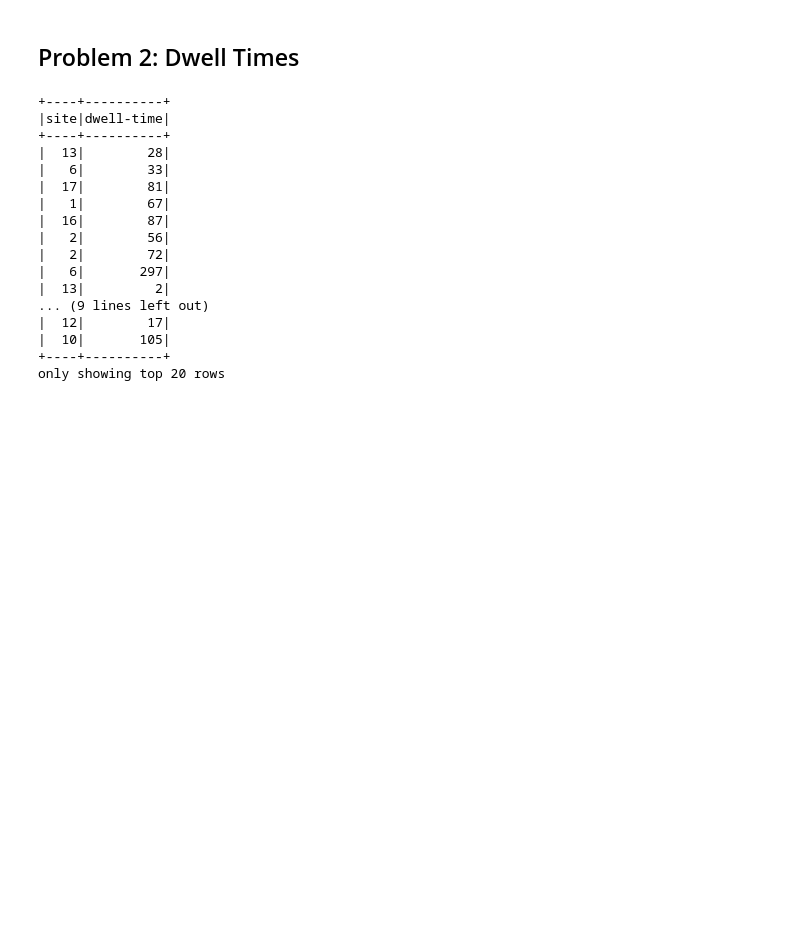
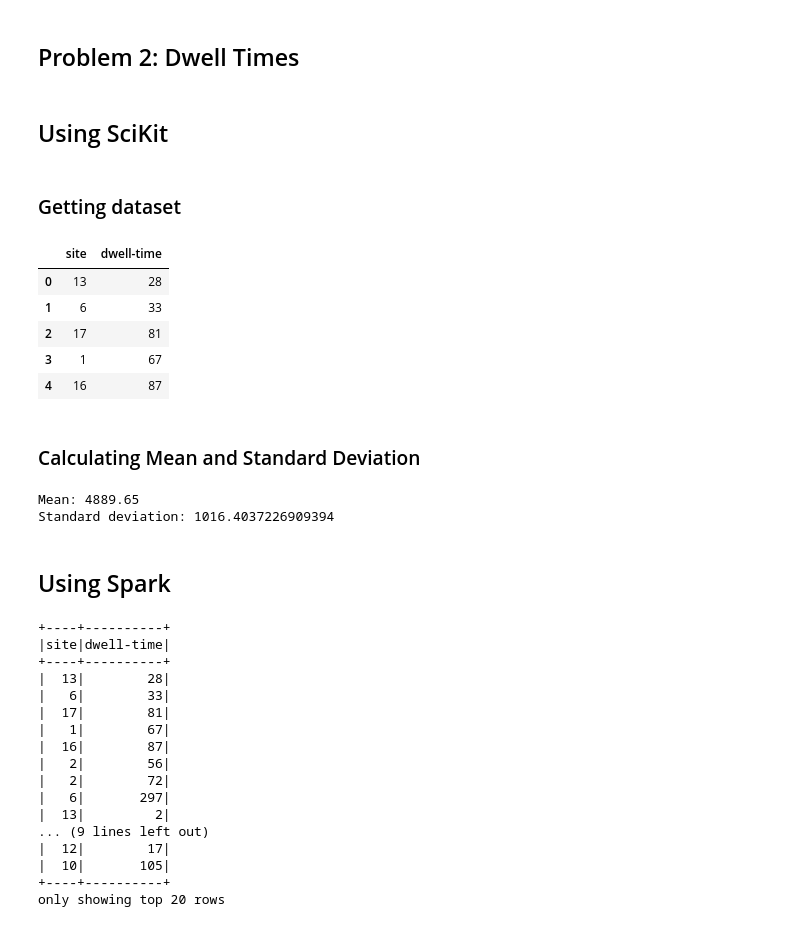
Before and after one commit to mnvsngv/cs696-bigdata, a Jupyter notebook: Assignment 3/Assignment 3.ipynb, the cells around one changed output. Cells and saved outputs as stored; diff of their text form; code cells hidden in the pictures; blank space fills up the shorter version.

Commit message:
A3: Finished problem 2 using sklearn

```diff
--- a/Assignment 3/Assignment 3.ipynb
+++ b/Assignment 3/Assignment 3.ipynb
@@ -81,6 +84,34 @@ plt.title('Residual Plot');
 [figure]
 # %% [markdown]
 ## Problem 2: Dwell Times
+# %% [markdown]
+## Using SciKit
+# %% [markdown]
+### Getting dataset
+# %%
+df = pd.read_csv(DWELL_TIMES_FILE, delimiter='\t')
+df.head()
+# %% [output]
+|  | site | dwell-time |
+| 0 | 13 | 28 |
+| 1 | 6 | 33 |
+| 2 | 17 | 81 |
+| 3 | 1 | 67 |
+| 4 | 16 | 87 |
+# %% [markdown]
+### Calculating Mean and Standard Deviation
+# %%
+df_grouped = df.groupby(['site']).sum().reset_index()
+scaler = sklearn.preprocessing.StandardScaler()
+# astype('float64') to remove sklearn.exceptions.DataConversionWarning
+scaler.fit(df_grouped['dwell-time'].values.reshape(-1, 1).astype('float64'))
+print("Mean: {}".format(scaler.mean_[0]))
+print("Standard deviation: {}".format(np.sqrt(scaler.var_[0])))
+# %% [output]
+Mean: 4889.65
+Standard deviation: 1016.4037226909394
+# %% [markdown]
+## Using Spark
 # %%
 reader = spark.read
 reader.option("header", True)
```
Also changed, not shown: parts of 2 cells of this notebook.
